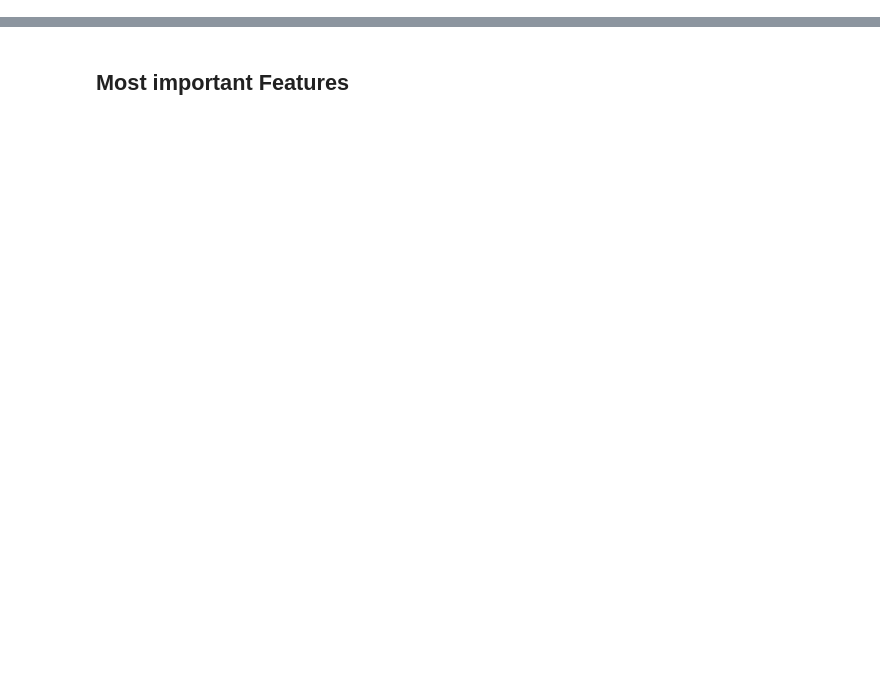
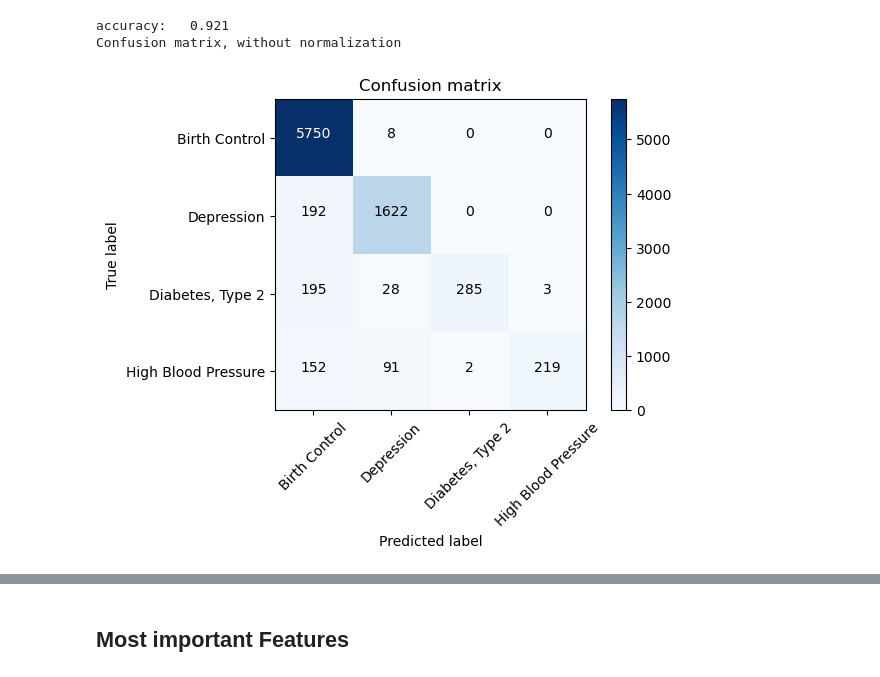
Before and after one commit to tkachenko0/McDonalds-FinderBot-for-Telegram, a Jupyter notebook: nlp_project.ipynb, the cells around one changed output, grey strips where cells are left out. Saved outputs shown, nothing was run; the diff lists cells and outputs as text; code cells hidden in the pictures; blank space fills up the shorter version.

```diff
--- a/nlp_project.ipynb
+++ b/nlp_project.ipynb
@@ -181,0 +146,6 @@ plot_confusion_matrix(cm, classes=['Birth Control', 'Depression','Diabetes, Type
+# %%
+classification.test_multinomial_naive_bayes(tfidf_train, tfidf_test, y_train, y_test, class_names)
+# %% [output]
+accuracy:   0.921
+Confusion matrix, without normalization
+[figure, added]
```
Also changed, not shown: parts of 51 cells of this notebook, 8 other files.
